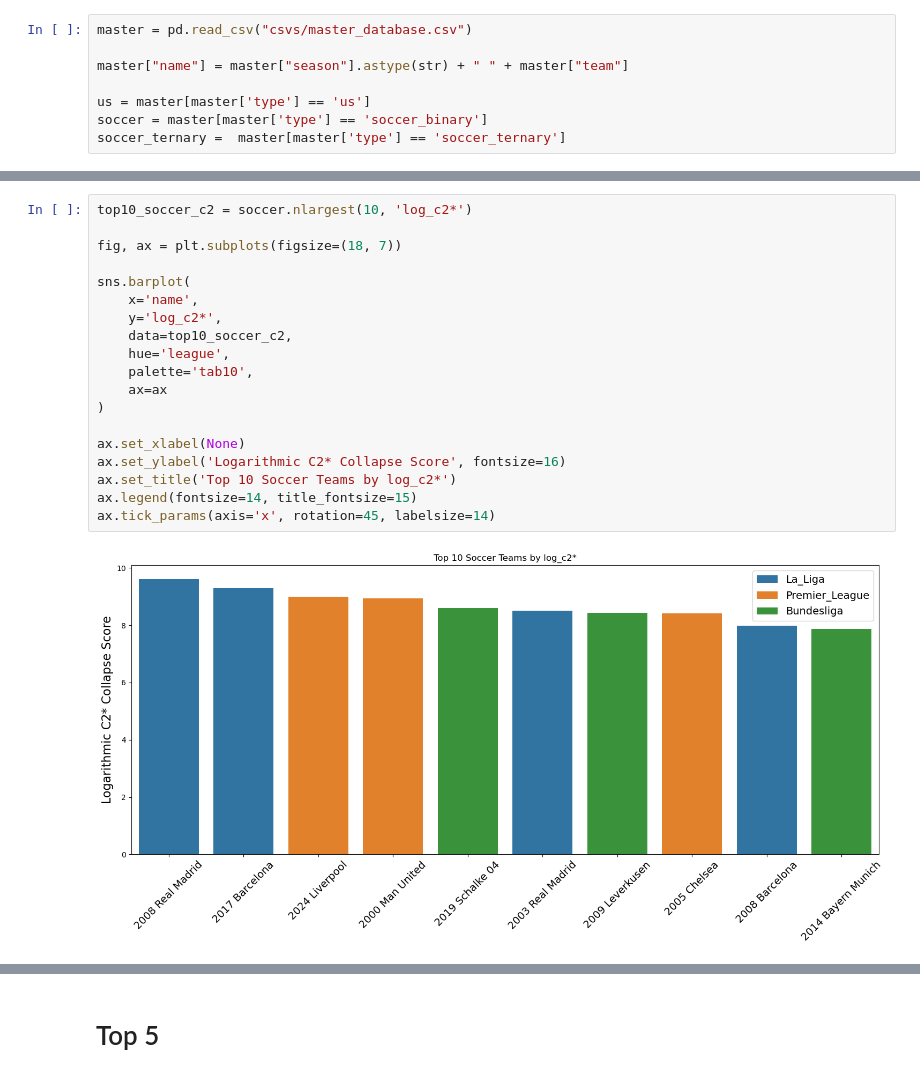
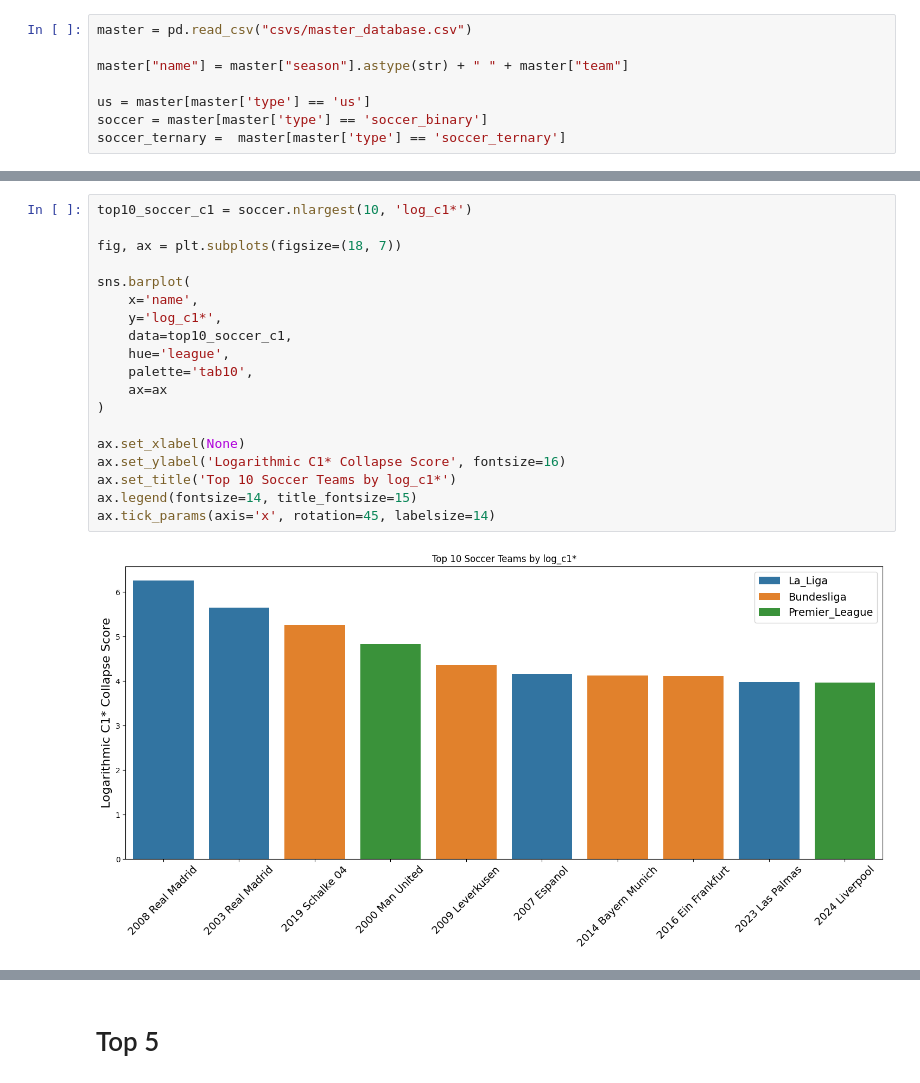
Before and after one commit to RyanRegalado/Win-Loss-Sequences-Sp2026, a Jupyter notebook: output/generalized_cscores_figures.ipynb, the cells around one changed output, grey strips where cells are left out. Drawn from its saved outputs; the diff is of its cells as text.

```diff
--- a/output/generalized_cscores_figures.ipynb
+++ b/output/generalized_cscores_figures.ipynb
@@ -75,24 +92,24 @@ plt.close()
 # %%
-top10_soccer_c2 = soccer.nlargest(10, 'log_c2*')
+top10_soccer_c1 = soccer.nlargest(10, 'log_c1*')
 
 fig, ax = plt.subplots(figsize=(18, 7))
 
 sns.barplot(
     x='name',
-    y='log_c2*',
-    data=top10_soccer_c2,
+    y='log_c1*',
+    data=top10_soccer_c1,
     hue='league',
     palette='tab10',
     ax=ax
 )
 
 ax.set_xlabel(None)
-ax.set_ylabel('Logarithmic C2* Collapse Score', fontsize=16)
-ax.set_title('Top 10 Soccer Teams by log_c2*')
+ax.set_ylabel('Logarithmic C1* Collapse Score', fontsize=16)
+ax.set_title('Top 10 Soccer Teams by log_c1*')
 ax.legend(fontsize=14, title_fontsize=15)
 ax.tick_params(axis='x', rotation=45, labelsize=14)
 # %% [output]
-[figure, old version]
+[figure, new version]
 # %%
 top10_soccer_c2 = soccer.nlargest(10, 'log_c2*')
 
```
Also changed, not shown: parts of 32 cells of this notebook, 13 other files.
